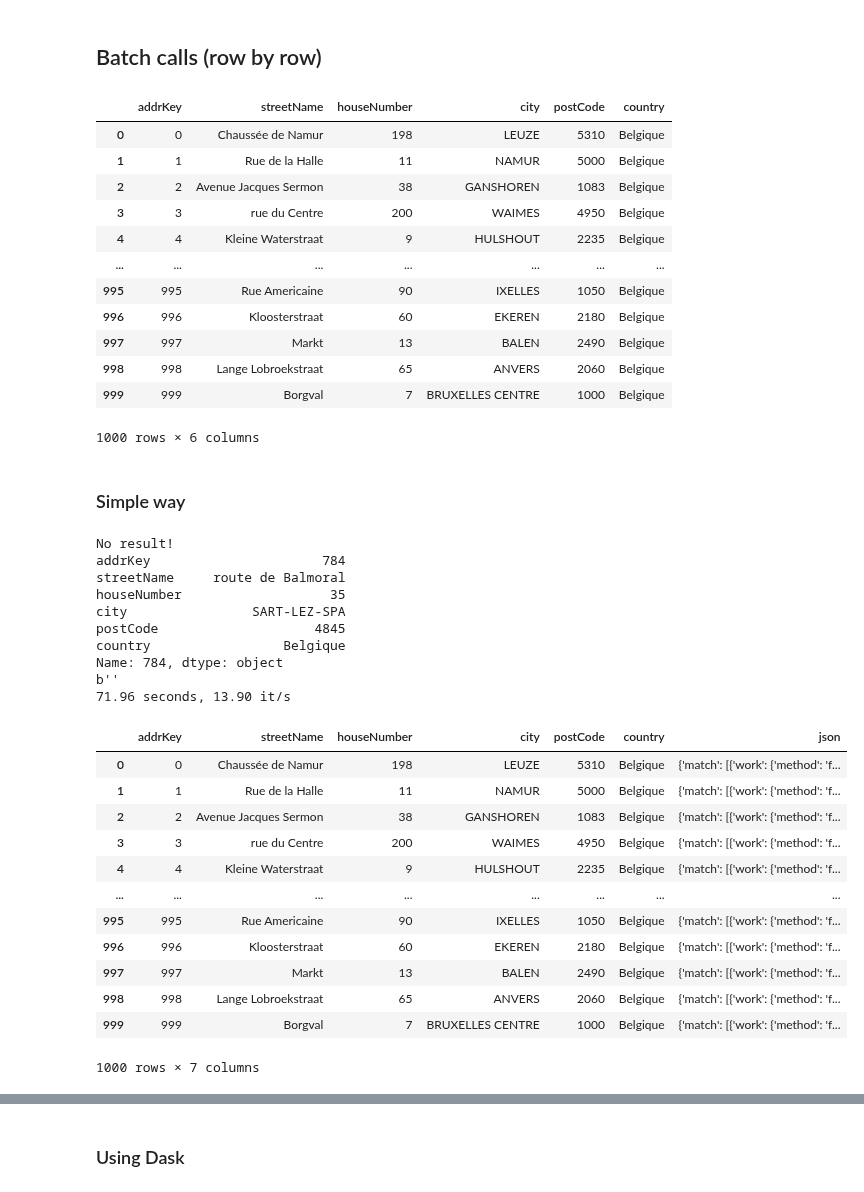
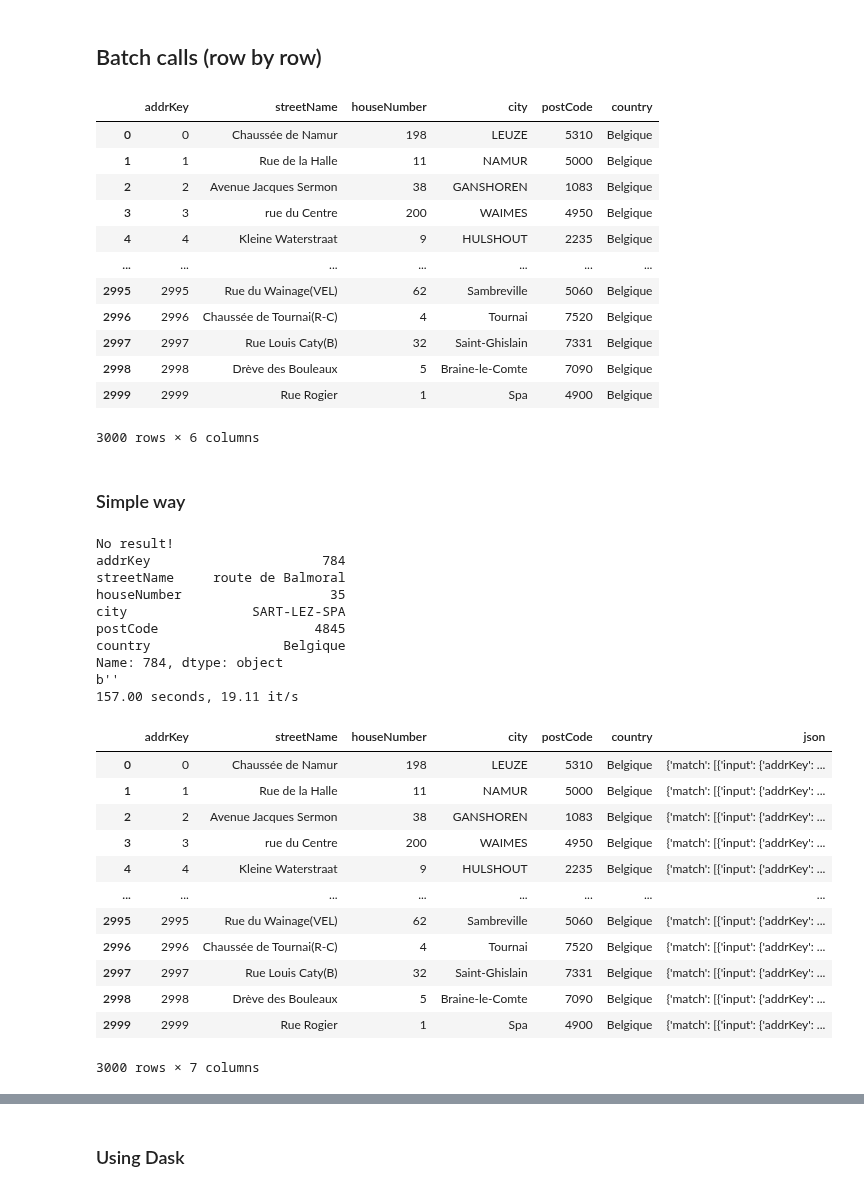
Before and after one commit to SmalsResearch/NominatimWrapper, a Jupyter notebook: AddressCleanserREST_test.ipynb, the cells around one changed output, grey strips where cells are left out. Cells and saved outputs as stored; diff of their text form; code cells hidden in the pictures.

```diff
--- a/AddressCleanserREST_test.ipynb
+++ b/AddressCleanserREST_test.ipynb
@@ -71,7 +71,7 @@ def get_addresses(addresses_filename):
 
     return addresses#.drop(country_field, axis=1)
 # %%
-def call_ws(addr_data, check_result=True, structured_osm=False, with_rejected=False): #lg = "en,fr,nl"
+def call_ws(addr_data, check_result=True, structured_osm=False, with_rejected=False, mode="long"): #lg = "en,fr,nl"
     t = datetime.now()
 
     try:
@@ -87,7 +87,8 @@ def call_ws(addr_data, check_result=True, structured_osm=False, with_rejected=Fa
              addr_key_field: addr_data[addr_key_field] if addr_key_field in addr_data else None  ,
              "checkResult" : "yes" if check_result else "no",
              "structOsm" : "yes" if structured_osm else "no",
-            "withRejected": "yes" if with_rejected else "no"
+            "withRejected": "yes" if with_rejected else "no",
+            "mode": mode
 
         })
 
@@ -247,8 +239,8 @@ res
 # %%
 addresses = pd.concat([
    get_addresses("data/address_restobe.csv.gz"),
-   # get_addresses("data/address_best.csv.gz"),
-    # get_addresses("data/address_cbe.csv.gz")
+   get_addresses("data/address_best.csv.gz"),
+   get_addresses("data/address_cbe.csv.gz")
 ])
 addresses = addresses.reset_index(drop=True)
 addresses[addr_key_field] = addresses.index.astype(str)
@@ -261,12 +253,12 @@ addresses
 | 3 | 3 | rue du Centre | 200 | WAIMES | 4950 | Belgique |
 | 4 | 4 | Kleine Waterstraat | 9 | HULSHOUT | 2235 | Belgique |
 | ... | ... | ... | ... | ... | ... | ... |
-| 995 | 995 | Rue Americaine | 90 | IXELLES | 1050 | Belgique |
-| 996 | 996 | Kloosterstraat | 60 | EKEREN | 2180 | Belgique |
-| 997 | 997 | Markt | 13 | BALEN | 2490 | Belgique |
-| 998 | 998 | Lange Lobroekstraat | 65 | ANVERS | 2060 | Belgique |
-| 999 | 999 | Borgval | 7 | BRUXELLES CENTRE | 1000 | Belgique |
+| 2995 | 2995 | Rue du Wainage(VEL) | 62 | Sambreville | 5060 | Belgique |
+| 2996 | 2996 | Chaussée de Tournai(R-C) | 4 | Tournai | 7520 | Belgique |
+| 2997 | 2997 | Rue Louis Caty(B) | 32 | Saint-Ghislain | 7331 | Belgique |
+| 2998 | 2998 | Drève des Bouleaux | 5 | Braine-le-Comte | 7090 | Belgique |
+| 2999 | 2999 | Rue Rogier | 1 | Spa | 4900 | Belgique |
-1000 rows × 6 columns
+3000 rows × 6 columns
 # %%
 # addresses = addresses[addresses.addr_key.isin([ "2078829"])]#"1622",
 # addresses.dtypes
@@ -283,47 +275,48 @@ addresses
 # %%
 addresses_seq = addresses.copy()
 
 t = datetime.now()
-addresses_seq["json"] = addresses_seq.fillna("").progress_apply(call_ws, check_result=False, structured_osm=False, axis=1)
+addresses_seq["json"] = addresses_seq.fillna("").progress_apply(call_ws, check_result=False, structured_osm=False,
+                                                                mode="short",axis=1)
 tot_time = (datetime.now() - t).total_seconds()
 print(f"{tot_time:.2f} seconds, {addresses_seq.shape[0]/tot_time:.2f} it/s")
 # KBO dataset:
 # Normal mode: 128.78 seconds, 7.77 it/s
 # Fastmode:     68.80 seconds, 14.54 it/s
 
 #Resto dataset:
 # Normal mode: 145.73 seconds, 6.86 it/s
 # Fast mode:    82.99 seconds, 12.05 it/s
 
 # Best dataset:
 # Normal mode: 108.53 seconds, 9.21 it/s
 # Fast mode: 37.44 seconds, 26.71 it/s
 
 addresses_seq
 # %% [output]
 No result!
 addrKey                      784
 streetName     route de Balmoral
 houseNumber                   35
 city                SART-LEZ-SPA
 postCode                    4845
 country                 Belgique
 Name: 784, dtype: object
 b''
-71.96 seconds, 13.90 it/s
+157.00 seconds, 19.11 it/s
 |  | addrKey | streetName | houseNumber | city | postCode | country | json |
-| 0 | 0 | Chaussée de Namur | 198 | LEUZE | 5310 | Belgique | {'match': [{'work': {'method': 'f... |
-| 1 | 1 | Rue de la Halle | 11 | NAMUR | 5000 | Belgique | {'match': [{'work': {'method': 'f... |
-| 2 | 2 | Avenue Jacques Sermon | 38 | GANSHOREN | 1083 | Belgique | {'match': [{'work': {'method': 'f... |
-| 3 | 3 | rue du Centre | 200 | WAIMES | 4950 | Belgique | {'match': [{'work': {'method': 'f... |
-| 4 | 4 | Kleine Waterstraat | 9 | HULSHOUT | 2235 | Belgique | {'match': [{'work': {'method': 'f... |
+| 0 | 0 | Chaussée de Namur | 198 | LEUZE | 5310 | Belgique | {'match': [{'input': {'addrKey': ... |
+| 1 | 1 | Rue de la Halle | 11 | NAMUR | 5000 | Belgique | {'match': [{'input': {'addrKey': ... |
+| 2 | 2 | Avenue Jacques Sermon | 38 | GANSHOREN | 1083 | Belgique | {'match': [{'input': {'addrKey': ... |
+| 3 | 3 | rue du Centre | 200 | WAIMES | 4950 | Belgique | {'match': [{'input': {'addrKey': ... |
+| 4 | 4 | Kleine Waterstraat | 9 | HULSHOUT | 2235 | Belgique | {'match': [{'input': {'addrKey': ... |
 | ... | ... | ... | ... | ... | ... | ... | ... |
-| 995 | 995 | Rue Americaine | 90 | IXELLES | 1050 | Belgique | {'match': [{'work': {'method': 'f... |
-| 996 | 996 | Kloosterstraat | 60 | EKEREN | 2180 | Belgique | {'match': [{'work': {'method': 'f... |
-| 997 | 997 | Markt | 13 | BALEN | 2490 | Belgique | {'match': [{'work': {'method': 'f... |
-| 998 | 998 | Lange Lobroekstraat | 65 | ANVERS | 2060 | Belgique | {'match': [{'work': {'method': 'f... |
-| 999 | 999 | Borgval | 7 | BRUXELLES CENTRE | 1000 | Belgique | {'match': [{'work': {'method': 'f... |
+| 2995 | 2995 | Rue du Wainage(VEL) | 62 | Sambreville | 5060 | Belgique | {'match': [{'input': {'addrKey': ... |
+| 2996 | 2996 | Chaussée de Tournai(R-C) | 4 | Tournai | 7520 | Belgique | {'match': [{'input': {'addrKey': ... |
+| 2997 | 2997 | Rue Louis Caty(B) | 32 | Saint-Ghislain | 7331 | Belgique | {'match': [{'input': {'addrKey': ... |
+| 2998 | 2998 | Drève des Bouleaux | 5 | Braine-le-Comte | 7090 | Belgique | {'match': [{'input': {'addrKey': ... |
+| 2999 | 2999 | Rue Rogier | 1 | Spa | 4900 | Belgique | {'match': [{'input': {'addrKey': ... |
-1000 rows × 7 columns
+3000 rows × 7 columns
 # %%
 addresses_seq.json.iloc[784]
 # %%
```
Also changed, not shown: parts of 44 cells of this notebook, 6 other files.
